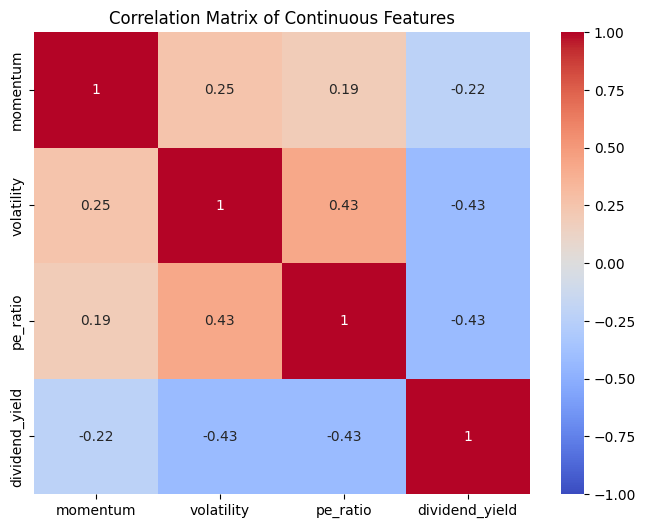
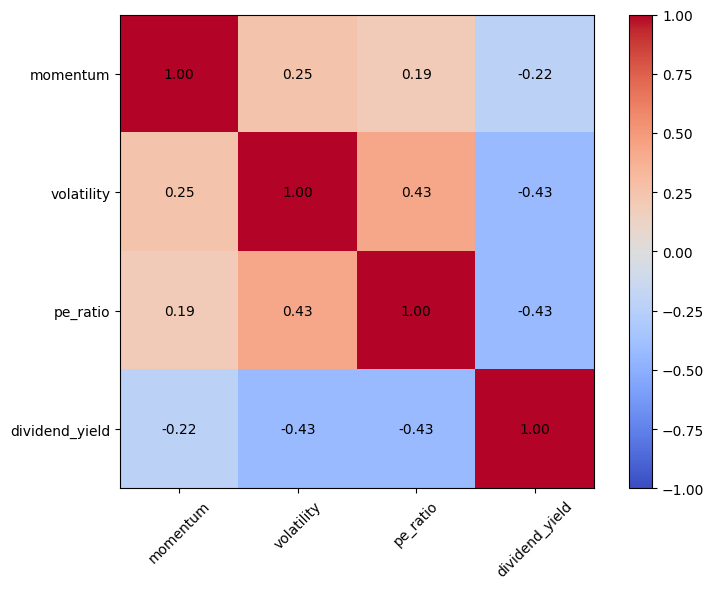
Code edit (unified diff) that turned the first committed figure into the second:
--- before
+++ after
@@ -5,7 +5,15 @@
 
 # TODO: plot as a heatmap with annotations
-plt.figure(figsize=(8, 6))
-sns.heatmap(correlation_matrix, annot=True, cmap="coolwarm", vmin=-1, vmax=1)
-plt.title("Correlation Matrix of Continuous Features")
+fig, ax = plt.subplots(figsize=(8, 6))
+im = ax.imshow(correlation_matrix, cmap="coolwarm", vmin=-1, vmax=1)
+ax.set_xticks(range(len(correlation_matrix)))
+ax.set_yticks(range(len(correlation_matrix)))
+ax.set_xticklabels(correlation_matrix.columns, rotation=45)
+ax.set_yticklabels(correlation_matrix.columns)
+for i in range(len(correlation_matrix)):
+    for j in range(len(correlation_matrix)):
+        ax.text(j, i, f"{correlation_matrix.iloc[i, j]:.2f}", ha="center", va="center")
+plt.colorbar(im)
+plt.tight_layout()
 plt.show()
 

Commit: feature engineering